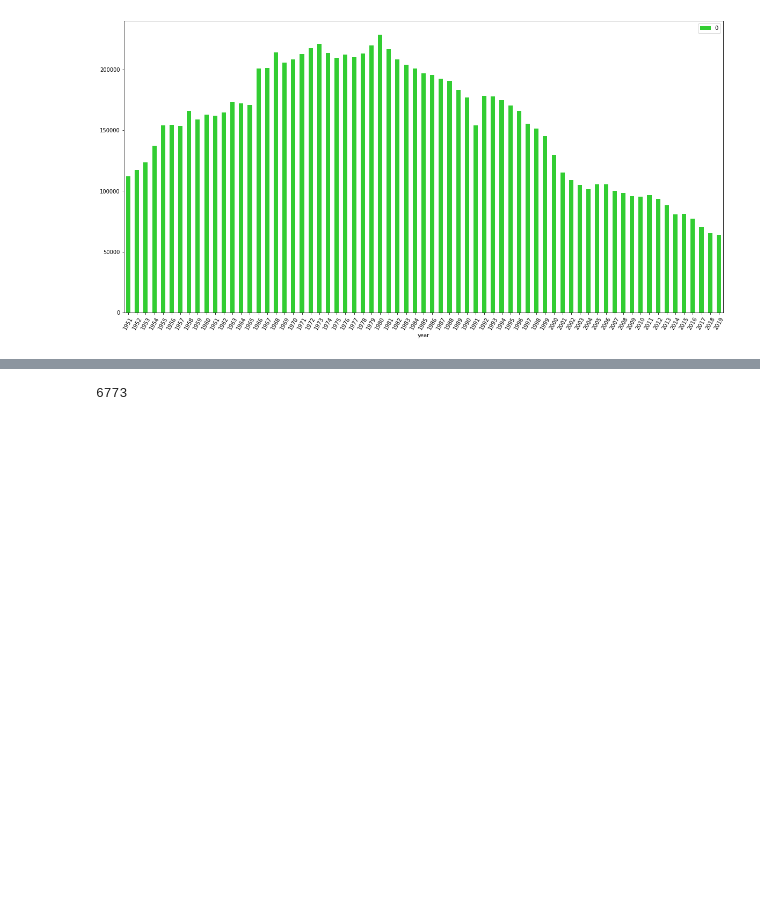
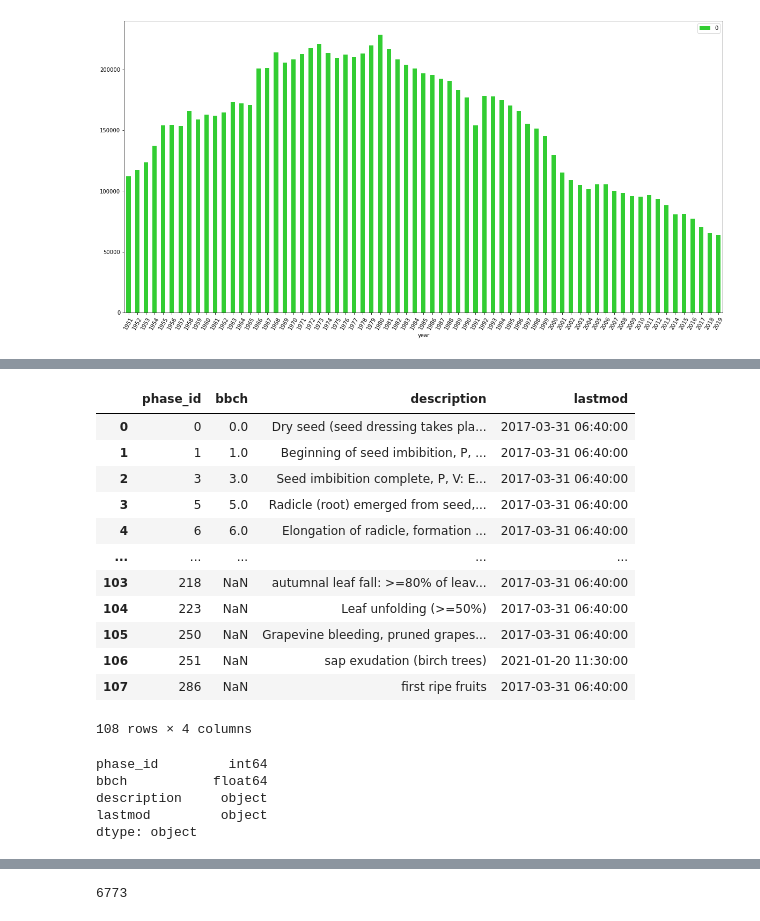
Before and after one commit to GParolini/phenology_data, a Jupyter notebook: code/eda_cleaned_data.ipynb, the cells around one changed output, grey strips where cells are left out. Drawn from its saved outputs; the diff is of its cells as text; code cells hidden in the pictures; blank space fills up the shorter version.

```diff
--- a/code/eda_cleaned_data.ipynb
+++ b/code/eda_cleaned_data.ipynb
@@ -25,0 +120,26 @@ plt.savefig(os.path.join(p_cwd, "output","images","observations_plot.jpg"), dpi=
+# %%
+df_phases = pd.read_csv(os.path.join(p_cwd, "data","other_data","pep725_phase.csv"), sep=';', index_col=False)
+# %%
+df_phases
+# %% [output]
+|  | phase_id | bbch | description | lastmod |
+| 0 | 0 | 0.0 | Dry seed (seed dressing takes pla... | 2017-03-31 06:40:00 |
+| 1 | 1 | 1.0 | Beginning of seed imbibition, P, ... | 2017-03-31 06:40:00 |
+| 2 | 3 | 3.0 | Seed imbibition complete, P, V: E... | 2017-03-31 06:40:00 |
+| 3 | 5 | 5.0 | Radicle (root) emerged from seed,... | 2017-03-31 06:40:00 |
+| 4 | 6 | 6.0 | Elongation of radicle, formation ... | 2017-03-31 06:40:00 |
+| ... | ... | ... | ... | ... |
+| 103 | 218 | NaN | autumnal leaf fall: >=80% of leav... | 2017-03-31 06:40:00 |
+| 104 | 223 | NaN | Leaf unfolding (>=50%) | 2017-03-31 06:40:00 |
+| 105 | 250 | NaN | Grapevine bleeding, pruned grapes... | 2017-03-31 06:40:00 |
+| 106 | 251 | NaN | sap exudation (birch trees) | 2021-01-20 11:30:00 |
+| 107 | 286 | NaN | first ripe fruits | 2017-03-31 06:40:00 |
+108 rows × 4 columns
+# %%
+df_phases.dtypes
+# %% [output]
+phase_id         int64
+bbch           float64
+description     object
+lastmod         object
+dtype: object
```
Also changed, not shown: parts of 34 cells of this notebook, 6 other files.
